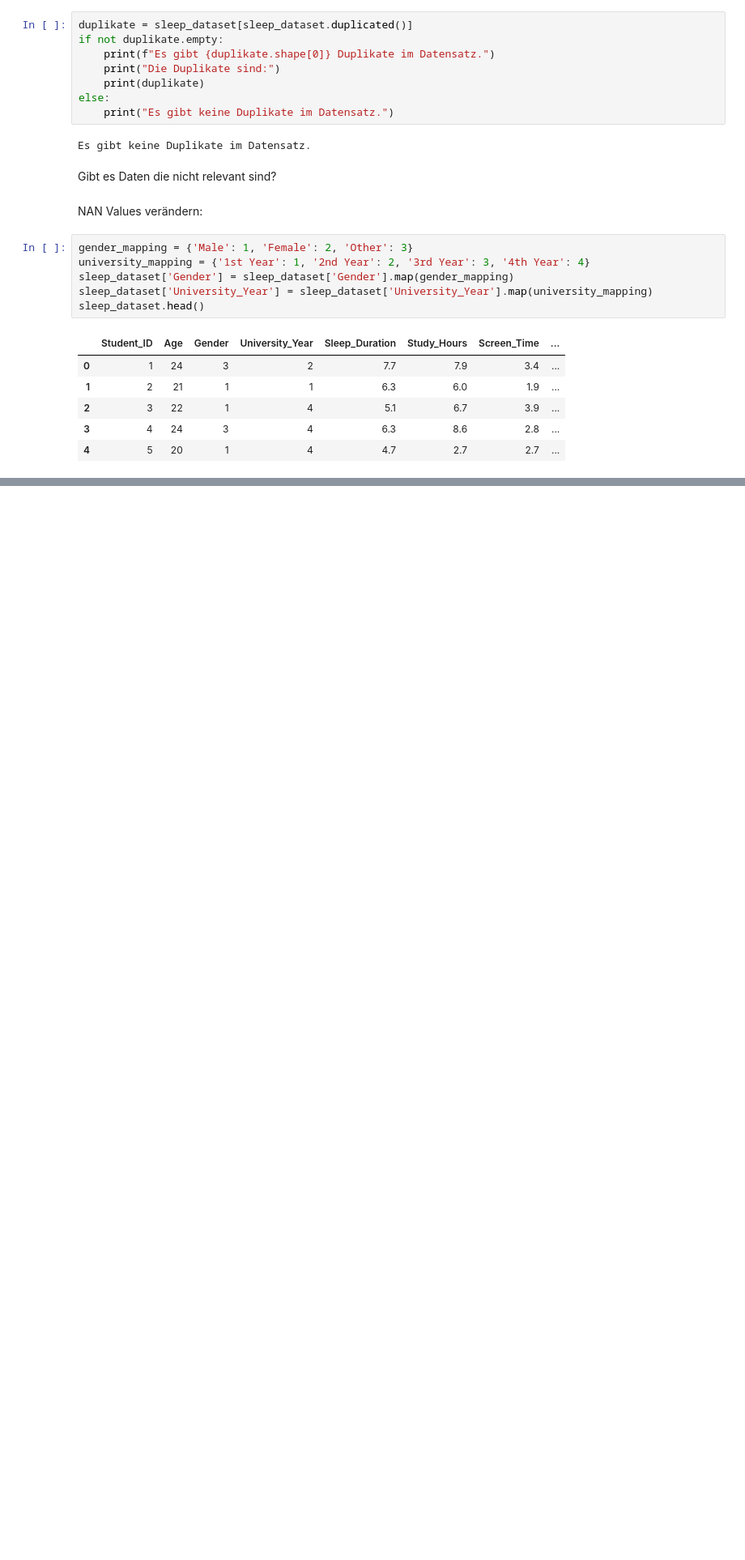
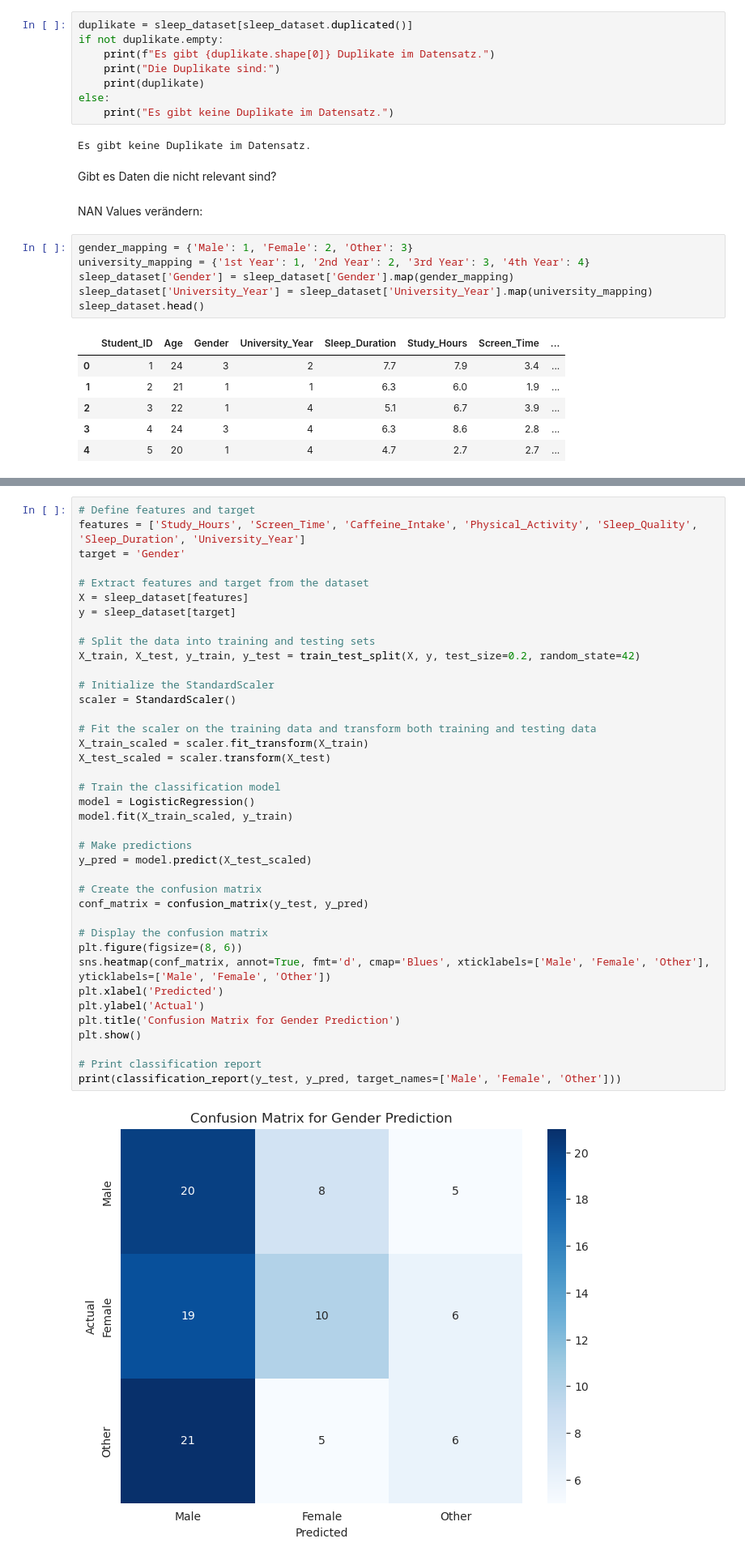
Before and after one commit to Niklas-Wag/Sleep_DSAI, a Jupyter notebook: SpamEmailClassification.ipynb, the cells around one changed output, grey strips where cells are left out. Shown: that part at 81% size. Cells and saved outputs as stored; diff of their text form; blank space fills up the shorter version.

```diff
--- a/SpamEmailClassification.ipynb
+++ b/SpamEmailClassification.ipynb
@@ -223,0 +256,41 @@ sleep_dataset.head()
+# %%
+# Define features and target
+features = ['Study_Hours', 'Screen_Time', 'Caffeine_Intake', 'Physical_Activity', 'Sleep_Quality', 'Sleep_Duration', 'University_Year']
+target = 'Gender'
+
+# Extract features and target from the dataset
+X = sleep_dataset[features]
+y = sleep_dataset[target]
+
+# Split the data into training and testing sets
+X_train, X_test, y_train, y_test = train_test_split(X, y, test_size=0.2, random_state=42)
+
+# Initialize the StandardScaler
+scaler = StandardScaler()
+
+# Fit the scaler on the training data and transform both training and testing data
+X_train_scaled = scaler.fit_transform(X_train)
+X_test_scaled = scaler.transform(X_test)
+
+# Train the classification model
+model = LogisticRegression()
+model.fit(X_train_scaled, y_train)
+
+# Make predictions
+y_pred = model.predict(X_test_scaled)
+
+# Create the confusion matrix
+conf_matrix = confusion_matrix(y_test, y_pred)
+
+# Display the confusion matrix
+plt.figure(figsize=(8, 6))
+sns.heatmap(conf_matrix, annot=True, fmt='d', cmap='Blues', xticklabels=['Male', 'Female', 'Other'], yticklabels=['Male', 'Female', 'Other'])
+plt.xlabel('Predicted')
+plt.ylabel('Actual')
+plt.title('Confusion Matrix for Gender Prediction')
+plt.show()
+
+# Print classification report
+print(classification_report(y_test, y_pred, target_names=['Male', 'Female', 'Other']))
+# %% [output]
+[figure, added]
```
Also changed, not shown: parts of 8 cells of this notebook.
